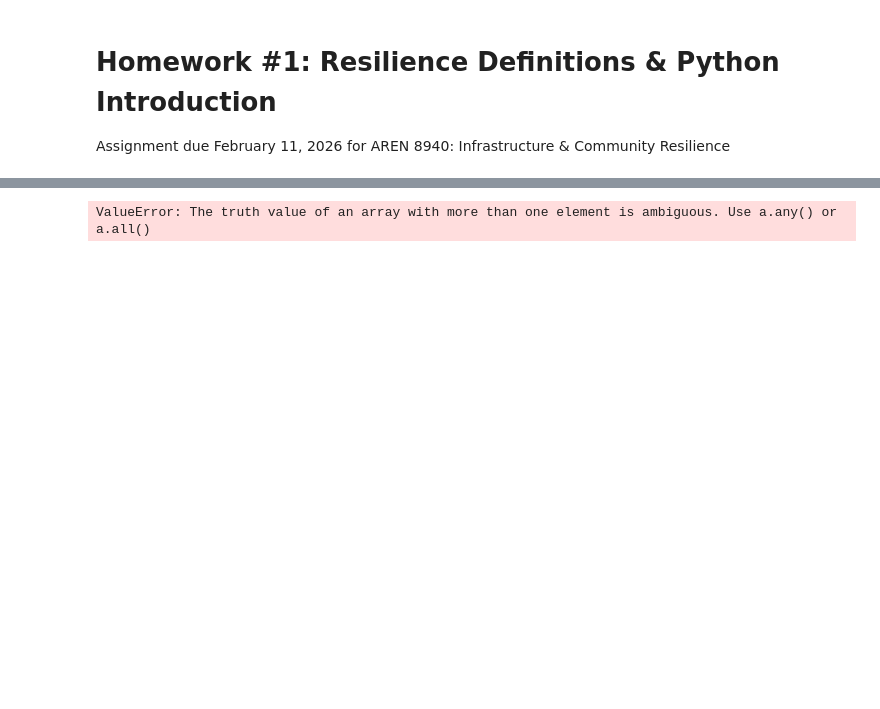
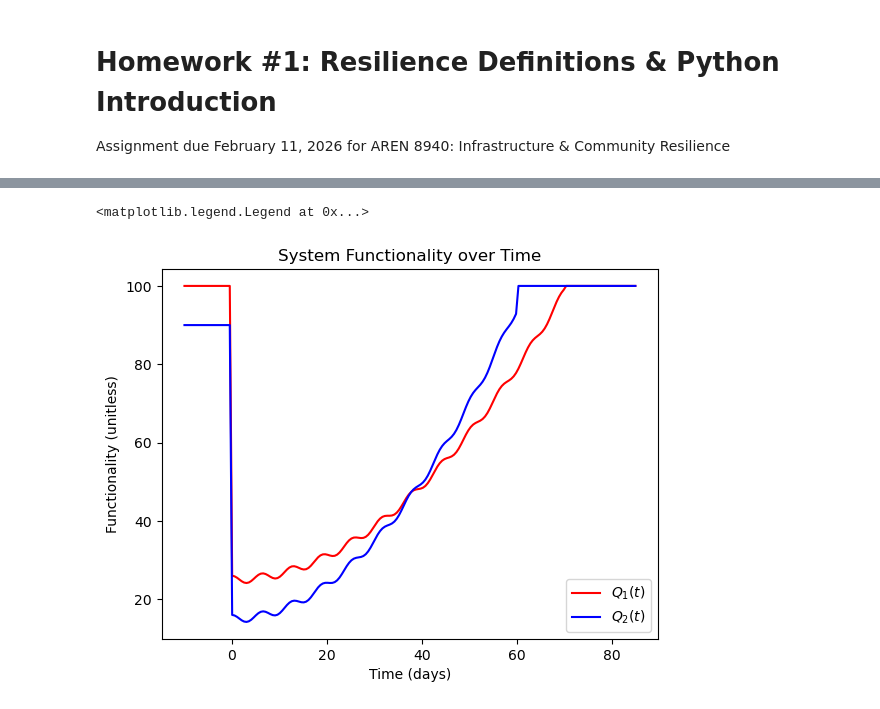
Before and after one commit to julia-ehlers/AREN-8940-infra-comm-resilience, a Jupyter notebook: homework-1.ipynb, the cells around one changed output, grey strips where cells are left out. Cells and saved outputs as stored; diff of their text form; code cells hidden in the pictures; blank space fills up the shorter version.

Commit message:
part 3 graphs complete

```diff
--- a/homework-1.ipynb
+++ b/homework-1.ipynb
@@ -11,13 +16,30 @@ import matplotlib
 # %%
 # Assign variables for relevant times.
 t_0 = 0
-t_r = 70
+t_r_1 = 70
+t_r_2 = 60
 x = np.linspace(-10, 85, 190)
 
 # Create functions for both piecewise functions provided.
 y_1 = np.piecewise(x,
-    [x < 0, x == t_0, t_0 < x < t_r, t >= t_r],
+    [x < t_0, x == t_0, (x > t_0) & (x < t_r_1), x >= t_r_1],
     [lambda x: 100, lambda x: 25, lambda x: 25 + 0.015*(x**2) + np.cos(x), lambda x: 100]
 )
+
+y_2 = np.piecewise(x,
+    [x < t_0, x == t_0, (x > t_0) & (x < t_r_2), x >= t_r_2],
+    [lambda x: 90, lambda x: 15, lambda x: 15 + 0.022*(x**2) + np.cos(x), lambda x: 100]
+)
+
+# Plot functions defined above.
+plt.plot(x, y_1, color = 'r', label = '$Q_1(t)$')
+plt.plot(x, y_2, color = 'b', label = '$Q_2(t)$')
+
+# Additional plot features.
+plt.xlabel("Time (days)")
+plt.ylabel("Functionality (unitless)")
+plt.title("System Functionality over Time")
+plt.legend()
 # %% [output]
-ValueError: The truth value of an array with more than one element is ambiguous. Use a.any() or a.all()
+<matplotlib.legend.Legend at 0x...>
+[figure, added]
```
Also changed, not shown: parts of 3 cells of this notebook.
